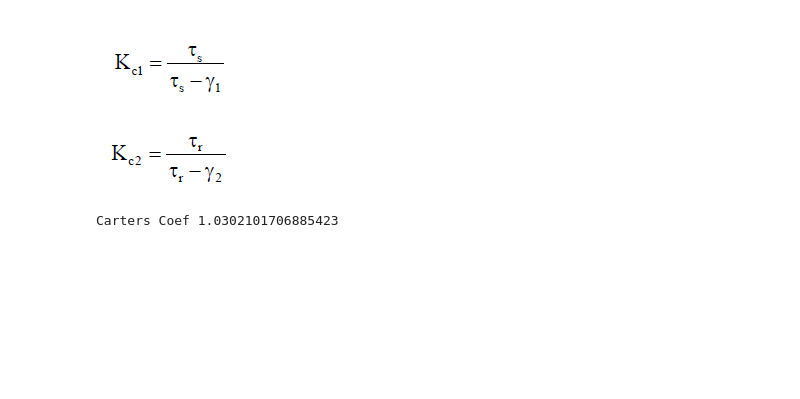
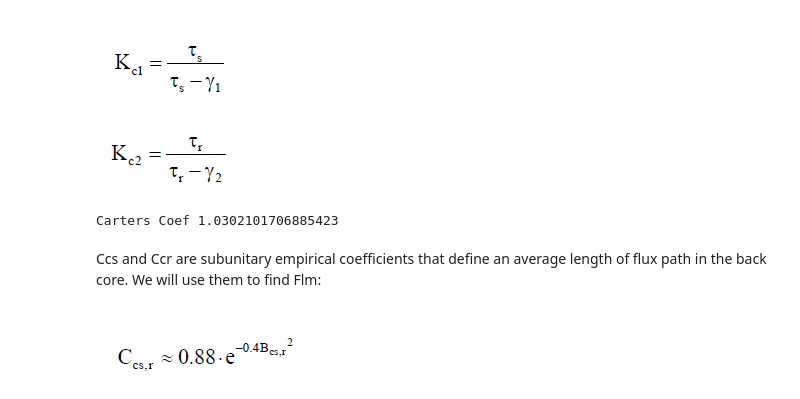
Before and after one commit to odtu/EE564, a Jupyter notebook: TRAIN/Doga/Design of a Train Traction Motor.ipynb, the cells around one changed output. Saved outputs shown, nothing was run; the diff lists cells and outputs as text; code cells hidden in the pictures; blank space fills up the shorter version.

```diff
--- a/TRAIN/Doga/Design of a Train Traction Motor.ipynb
+++ b/TRAIN/Doga/Design of a Train Traction Motor.ipynb
@@ -699,3 +699,10 @@ Kc=Kc1*Kc2
 print ('Carters Coef',Kc)
 # %% [output]
 Carters Coef 1.0302101706885423
+# %% [markdown]
+Ccs and Ccr are subunitary empirical coefficients that define an average length of flux path in the back core. We will use them to find Flm:
+# %%
+from IPython.display import Image
+Image(filename='Images/Csr.png')
+# %% [output]
+[figure, added]
```
Also changed, not shown: parts of 58 cells of this notebook, 9 other files.
